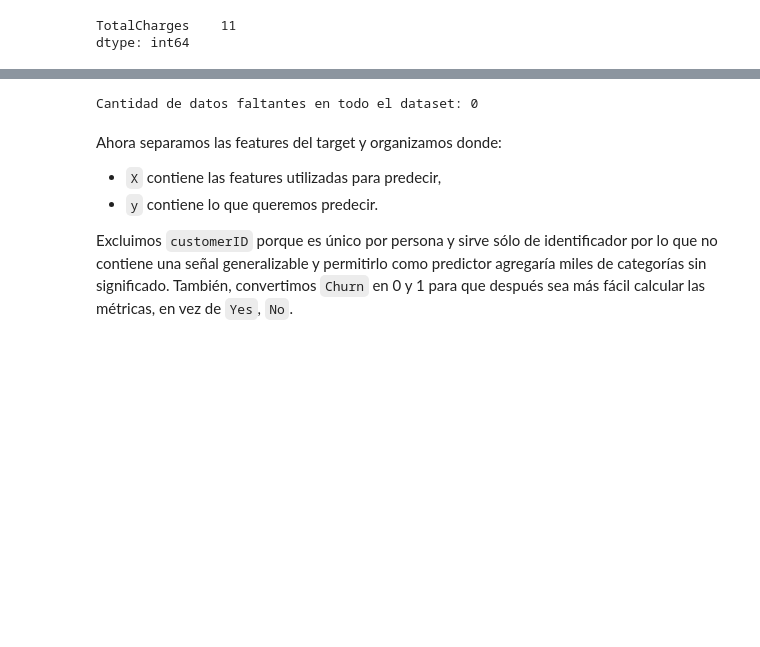
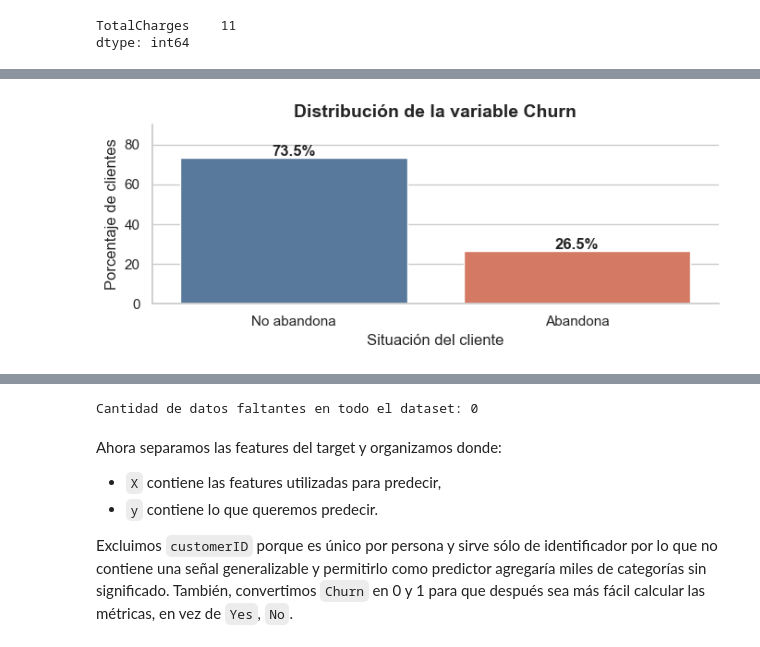
Before and after one commit to juanitaarsla/TD6-TP1, a Jupyter notebook: TP1_Telco_Churn.ipynb, the cells around one changed output, grey strips where cells are left out. Drawn from its saved outputs; the diff is of its cells as text; code cells hidden in the pictures; blank space fills up the shorter version.

```diff
--- a/TP1_Telco_Churn.ipynb
+++ b/TP1_Telco_Churn.ipynb
@@ -63,0 +113,55 @@ dtype: int64
+# %%
+porcentajes_churn = (
+    datos["Churn"]
+    .value_counts(normalize=True)
+    .reindex(["No", "Yes"])
+    .mul(100)
+)
+
+distribucion_churn = pd.DataFrame({
+    "Situación": [
+        "No abandona",
+        "Abandona"
+    ],
+    "Porcentaje": porcentajes_churn.values
+})
+
+plt.figure(figsize=(7, 3))
+
+ax = sns.barplot(
+    data=distribucion_churn,
+    x="Situación",
+    y="Porcentaje",
+    hue="Situación",
+    palette={
+        "No abandona": "#4C78A8",
+        "Abandona": "#E76F51"
+    },
+    legend=False
+)
+
+for barra in ax.patches:
+    porcentaje = barra.get_height()
+
+    ax.text(
+        barra.get_x() + barra.get_width() / 2,
+        porcentaje + 1,
+        f"{porcentaje:.1f}%",
+        ha="center",
+        fontweight="bold"
+    )
+
+ax.set_title(
+    "Distribución de la variable Churn",
+    fontsize=14,
+    fontweight="bold"
+)
+ax.set_xlabel("Situación del cliente")
+ax.set_ylabel("Porcentaje de clientes")
+ax.set_ylim(0, 90)
+
+sns.despine()
+plt.tight_layout()
+plt.show()
+# %% [output]
+[figure, added]
```
Also changed, not shown: parts of 32 cells of this notebook, 1 other file.
